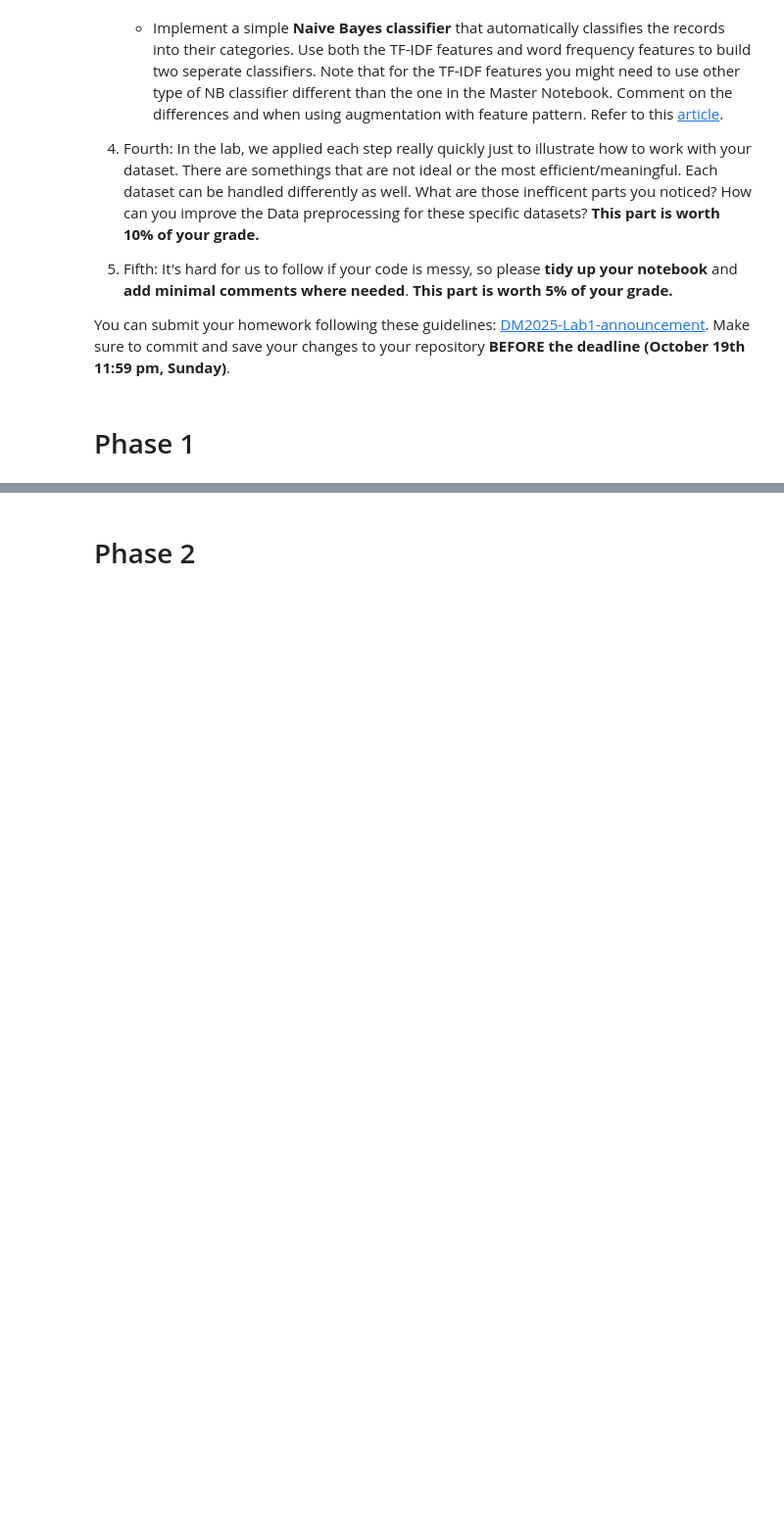
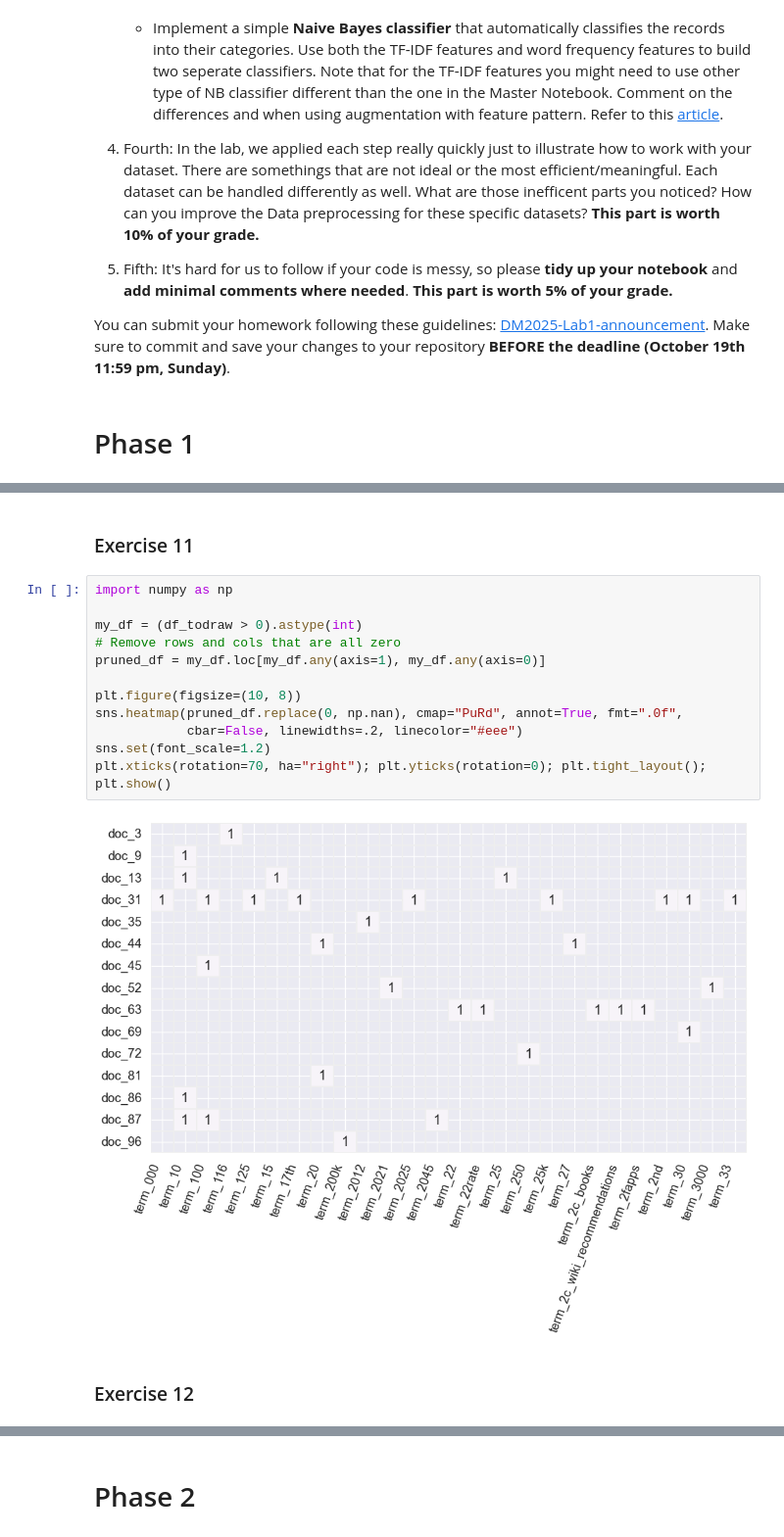
Before and after one commit to chiajungchang2003/DM2025-Lab1-Exercise, a Jupyter notebook: DM2025-Lab1-Homework.ipynb, the cells around one changed output, grey strips where cells are left out. Shown at 98% size. Cells and saved outputs as stored; diff of their text form; blank space fills up the shorter version.

```diff
--- a/DM2025-Lab1-Homework.ipynb
+++ b/DM2025-Lab1-Homework.ipynb
@@ -60,0 +322,18 @@ You can submit your homework following these guidelines: [DM2025-Lab1-announceme
+# %% [markdown]
+### Exercise 11
+# %%
+import numpy as np
+
+my_df = (df_todraw > 0).astype(int)
+# Remove rows and cols that are all zero
+pruned_df = my_df.loc[my_df.any(axis=1), my_df.any(axis=0)]
+
+plt.figure(figsize=(10, 8))
+sns.heatmap(pruned_df.replace(0, np.nan), cmap="PuRd", annot=True, fmt=".0f",
+            cbar=False, linewidths=.2, linecolor="#eee")
+sns.set(font_scale=1.2)
+plt.xticks(rotation=70, ha="right"); plt.yticks(rotation=0); plt.tight_layout(); plt.show()
+# %% [output]
+[figure, added]
+# %% [markdown]
+### Exercise 12
```
Also changed, not shown: parts of 43 cells of this notebook.
